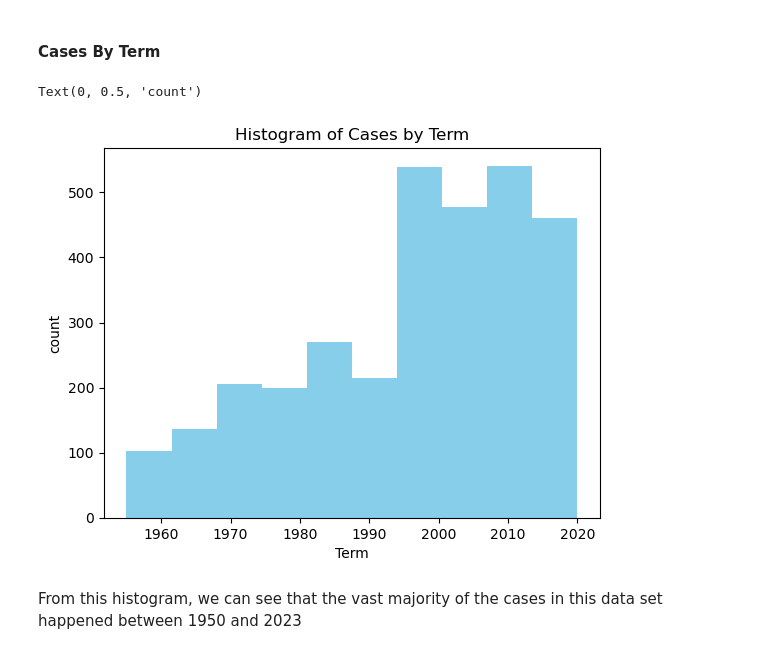
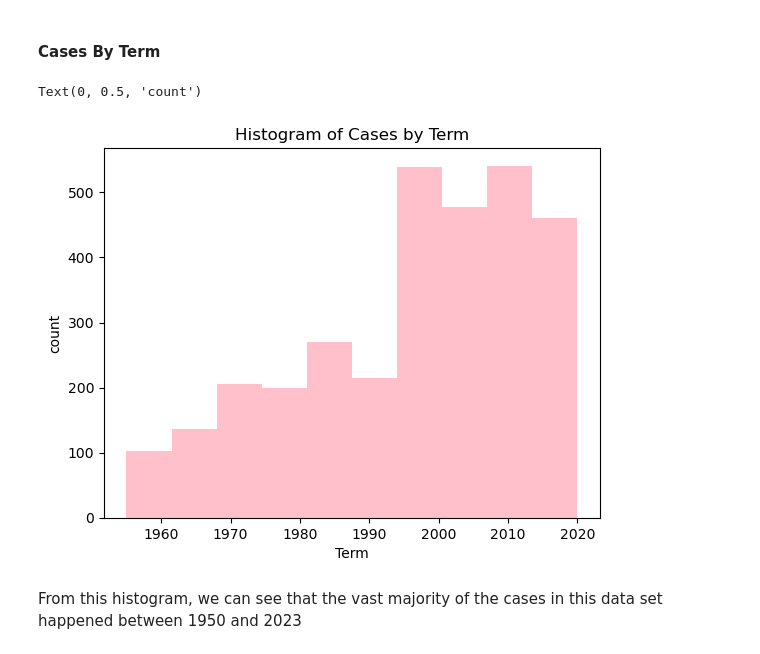
Before and after one commit to brandonowens24/Supreme_Court_Decisions, a Jupyter notebook: Notebook.ipynb, the cells around one changed output. Drawn from its saved outputs; the diff is of its cells as text; code cells hidden in the pictures.

Commit message:
make a graph pink

```diff
--- a/Notebook.ipynb
+++ b/Notebook.ipynb
@@ -304,13 +304,13 @@ cases.first_party_winner.mean()
 # %% [markdown]
 #### Cases By Term
 # %%
-ax = cases.feat_term.hist(color = 'skyblue', grid = False)
+ax = cases.feat_term.hist(color = 'pink', grid = False)
 ax.set_title('Histogram of Cases by Term')
 ax.set_xlabel('Term')
 ax.set_ylabel('count')
 # %% [output]
 Text(0, 0.5, 'count')
-[figure, old version]
+[figure, new version]
 # %% [markdown]
 From this histogram, we can see that the vast majority of the cases in this data set happened between 1950 and 2023
 # %% [markdown]
```
